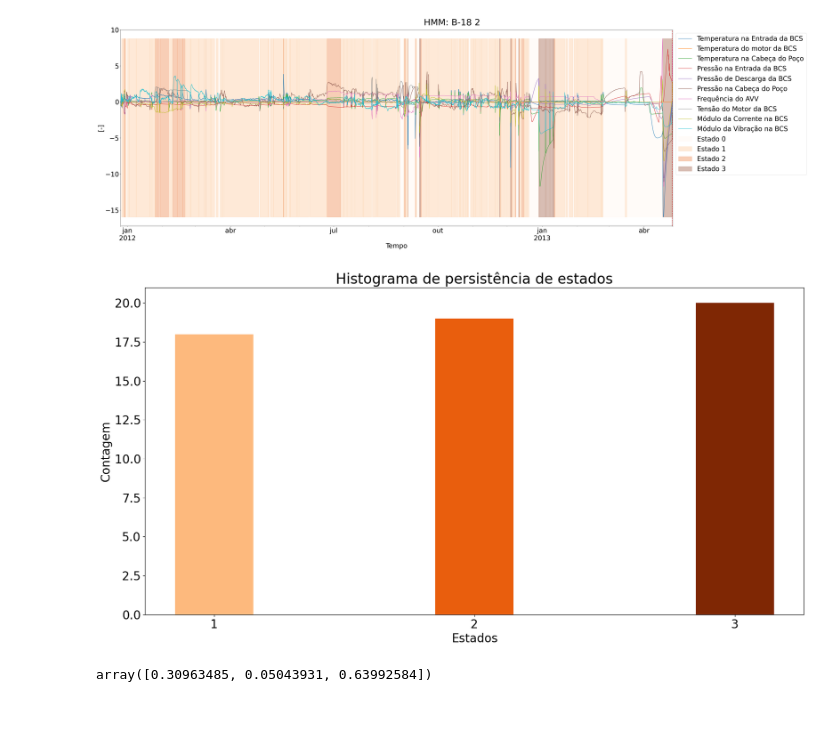
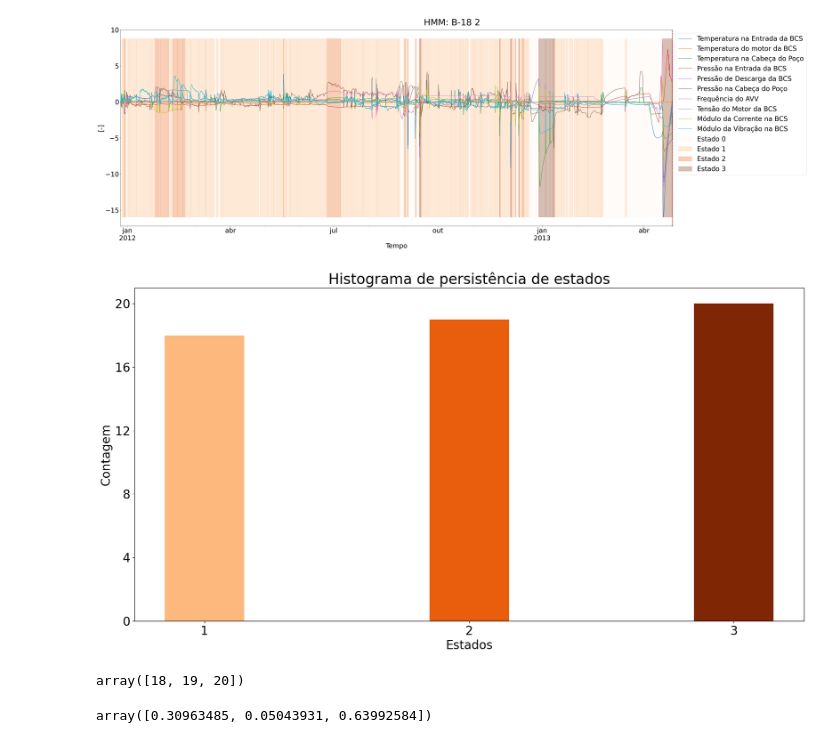
Before and after one commit to RL2-SP3/LISSA, a Jupyter notebook: examples/analise_modelos_hmm_direta.ipynb, the cells around one changed output. Saved outputs shown, nothing was run; the diff lists cells and outputs as text; code cells hidden in the pictures; blank space fills up the shorter version.

```diff
--- a/examples/analise_modelos_hmm_direta.ipynb
+++ b/examples/analise_modelos_hmm_direta.ipynb
@@ -141,17 +141,22 @@ for pump in pumpList:
 # %%
 cmap = plt.get_cmap('Oranges', n+1)
 fig,axs=plt.subplots(1,1,figsize=(20,10))
 states,counts = np.unique(medianListR,return_counts=True)
 axs.bar(states,counts,width=0.3,color=[cmap(i) for i in range(1,cmap.N)])
 axs.set_xticks(states,np.int64(states))
+axs.set_yticks(range(int(0), int(max(counts))+1,4))
 axs.set_ylabel("Contagem")
 axs.set_xlabel("Estados")
 axs.set_title("Histograma de persistência de estados")
 
 
 plt.savefig("../imagens_gerais/radius_histogram.jpg")
 # %% [output]
-[figure, old version]
+[figure, new version]
+# %%
+counts
+# %% [output]
+array([18, 19, 20])
 # %%
 model.weights_
 # %% [output]
```
Also changed, not shown: parts of 1 cell of this notebook, 3 other files.
